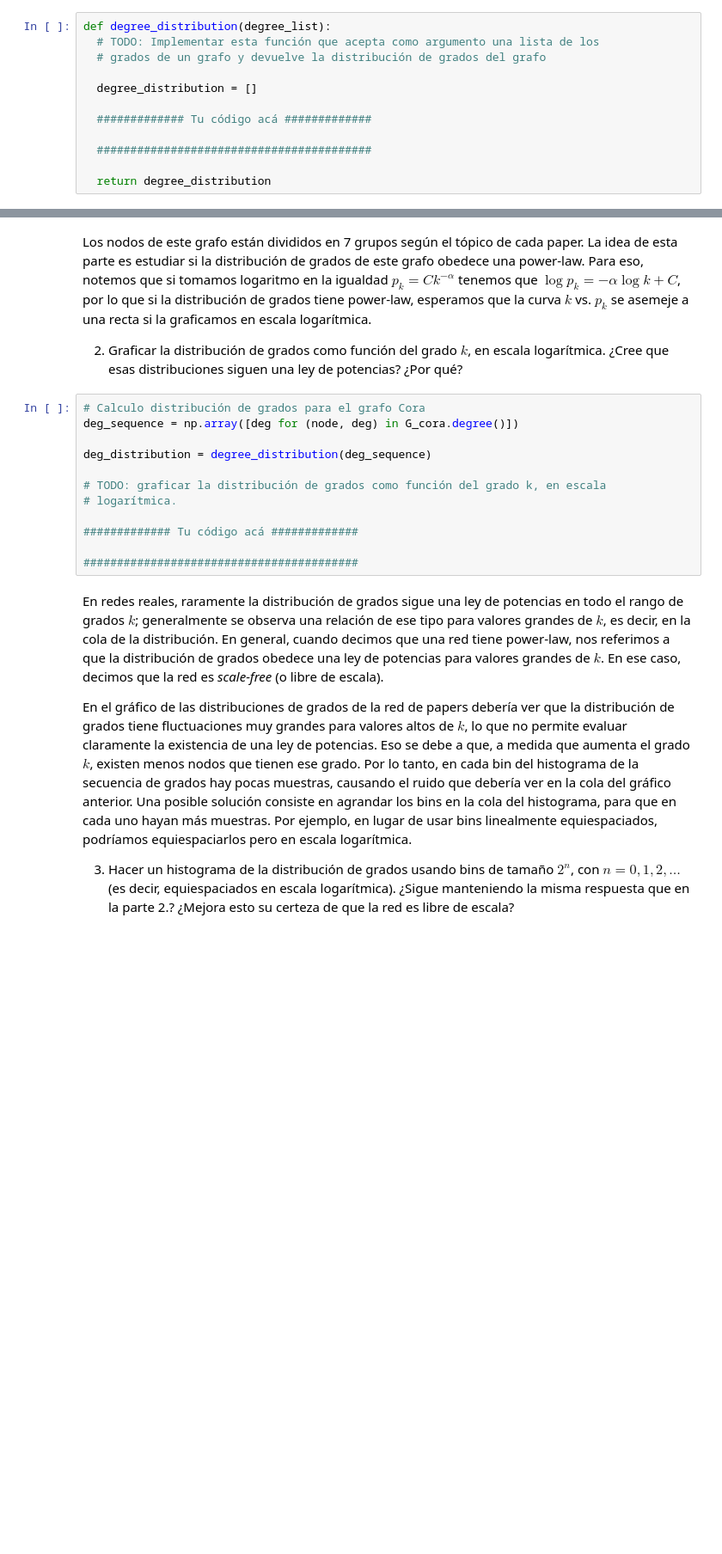
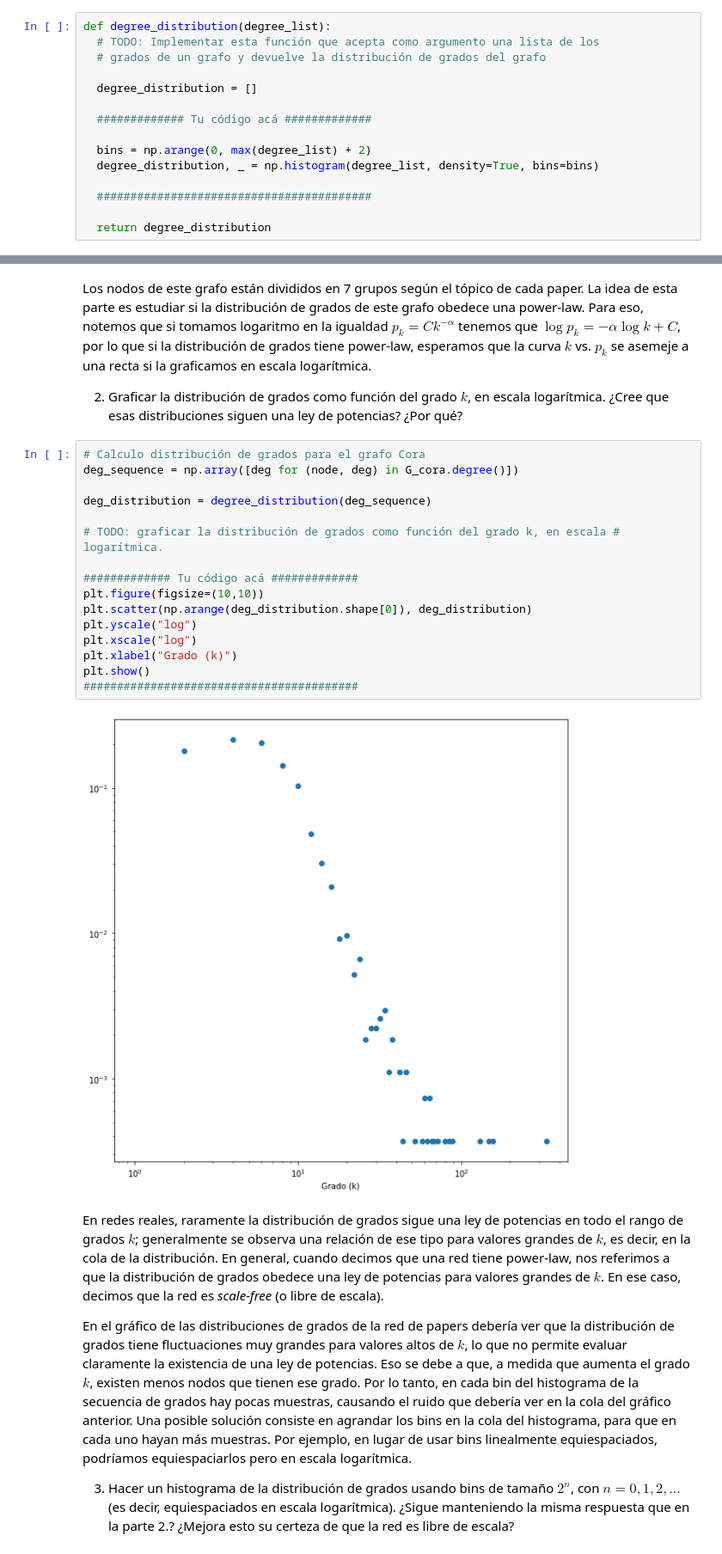
Before and after one commit to j-oflaherty/AA-grafos, a Jupyter notebook: lab2/Lab2_AAG2025.ipynb, the cells around one changed output, grey strips where cells are left out. Shown: that part at 86% size. Drawn from its saved outputs; the diff is of its cells as text; blank space fills up the shorter version.

```diff
--- a/lab2/Lab2_AAG2025.ipynb
+++ b/lab2/Lab2_AAG2025.ipynb
@@ -46,6 +46,9 @@ def degree_distribution(degree_list):
 
   ############# Tu código acá #############
 
+  bins = np.arange(0, max(degree_list) + 2)
+  degree_distribution, _ = np.histogram(degree_list, density=True, bins=bins)
+
   #########################################
 
   return degree_distribution
@@ -114,15 +136,21 @@ Los nodos de este grafo están divididos en 7 grupos según el tópico de cada p
 # %%
 # Calculo distribución de grados para el grafo Cora
 deg_sequence = np.array([deg for (node, deg) in G_cora.degree()])
 
 deg_distribution = degree_distribution(deg_sequence)
 
-# TODO: graficar la distribución de grados como función del grado k, en escala
-# logarítmica.
+# TODO: graficar la distribución de grados como función del grado k, en escala # logarítmica.
 
 ############# Tu código acá #############
-
+plt.figure(figsize=(10,10))
+plt.scatter(np.arange(deg_distribution.shape[0]), deg_distribution)
+plt.yscale("log")
+plt.xscale("log")
+plt.xlabel("Grado (k)")
+plt.show()
 #########################################
+# %% [output]
+[figure, added]
 # %% [markdown]
 En redes reales, raramente la distribución de grados sigue una ley de potencias en todo el rango de grados $k$; generalmente se observa una relación de ese tipo para valores grandes de $k$, es decir, en la cola de la distribución. En general, cuando decimos que una red tiene power-law, nos referimos a que la distribución de grados obedece una ley de potencias para valores grandes de $k$. En ese caso, decimos que la red es *scale-free* (o libre de escala).
 
```
Also changed, not shown: parts of 18 cells of this notebook, 1 other file.
